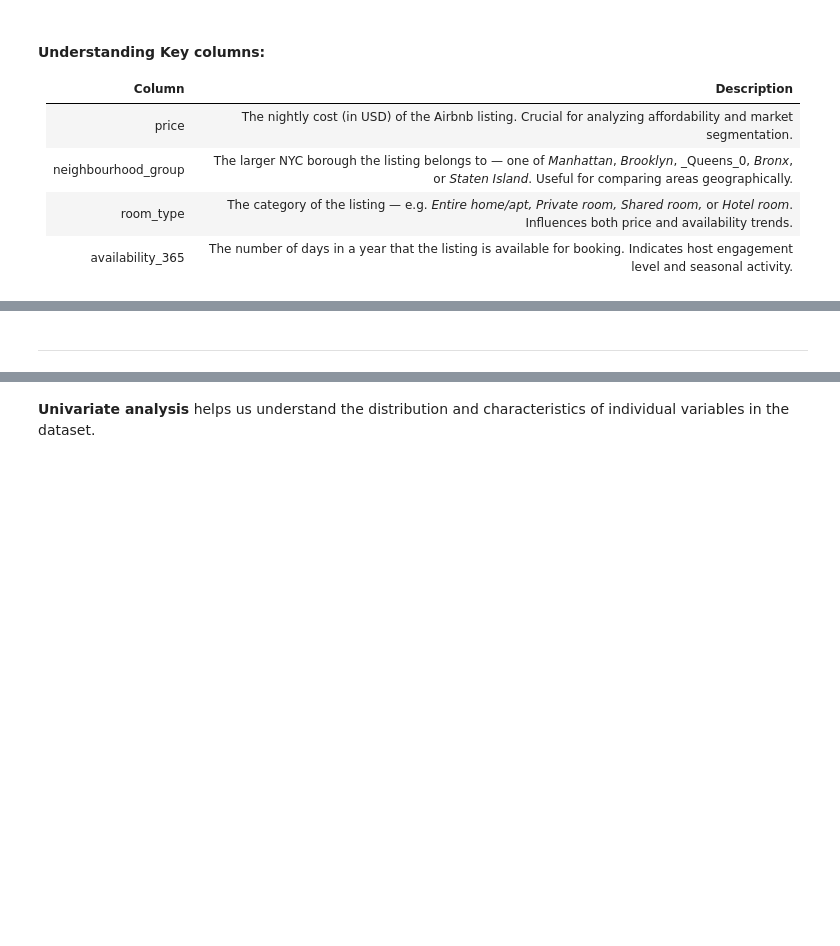
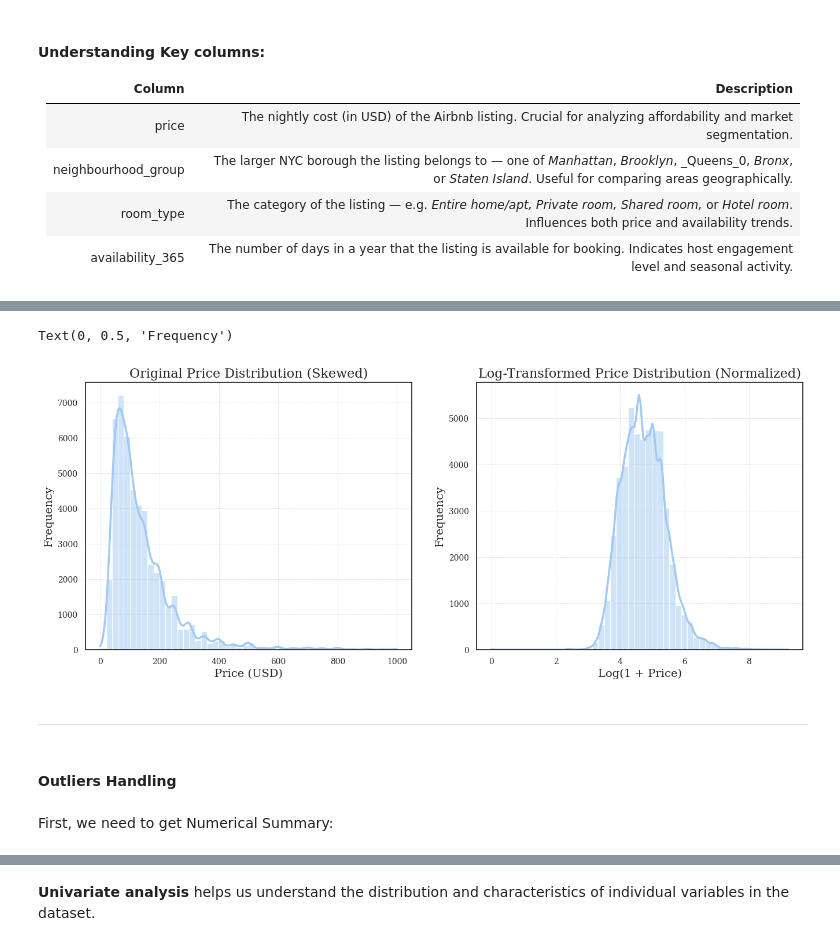
Before and after one commit to Aditya-907/NYC_Airbnb_EDA, a Jupyter notebook: notebooks/EDA_Report.ipynb, the cells around one changed output, grey strips where cells are left out. Saved outputs shown, nothing was run; the diff lists cells and outputs as text; code cells hidden in the pictures; blank space fills up the shorter version.

```diff
--- a/notebooks/EDA_Report.ipynb
+++ b/notebooks/EDA_Report.ipynb
@@ -107,6 +108,5 @@ df['host_name'] = df['host_name'].fillna('Unknown Host')
 # %%
 df['last_review'] = pd.to_datetime(df['last_review'])
-df['last_review'] = df['last_review'].fillna('No Review')
 # %% [markdown]
 4. *reviews_per_month* - This directly correlates with *last_review*. If there is no *last_value*, this value being _NaN_ makes sense. We will replace these values with "0" to indicate **"no reviews"**.
 # %%
@@ -352,2 +363,27 @@ This is a high cardinality plot which shows us where supply is concentrated at a
+# %%
+# Applying Log Transformation
+df['price_log'] = np.log1p(df['price'])
+
+# Creating a figure with two side-by-side plots
+fig, (ax1, ax2) = plt.subplots(1, 2, figsize=(16, 6))
+
+# Orignal Price Distribution(We filter to under 1000 to see the shape)
+sns.histplot(df[df['price'] < 1000]['price'], bins=50, kde=True, ax=ax1)
+ax1.set_title('Original Price Distribution (Skewed)', fontsize=16)
+ax1.set_xlabel('Price (USD)')
+ax1.set_ylabel('Frequency')
+
+# Log-Transformed Price Distribution
+sns.histplot(df['price_log'], bins=50, kde=True, ax=ax2)
+ax2.set_title('Log-Transformed Price Distribution (Normalized)', fontsize=16)
+ax2.set_xlabel('Log(1 + Price)')
+ax2.set_ylabel('Frequency')
+# %% [output]
+Text(0, 0.5, 'Frequency')
+[figure, added]
 # %% [markdown]
 ------------------------------------------------------------------
+# %% [markdown]
+#### Outliers Handling
+# %% [markdown]
+First, we need to get Numerical Summary:
```
Also changed, not shown: parts of 57 cells of this notebook.
